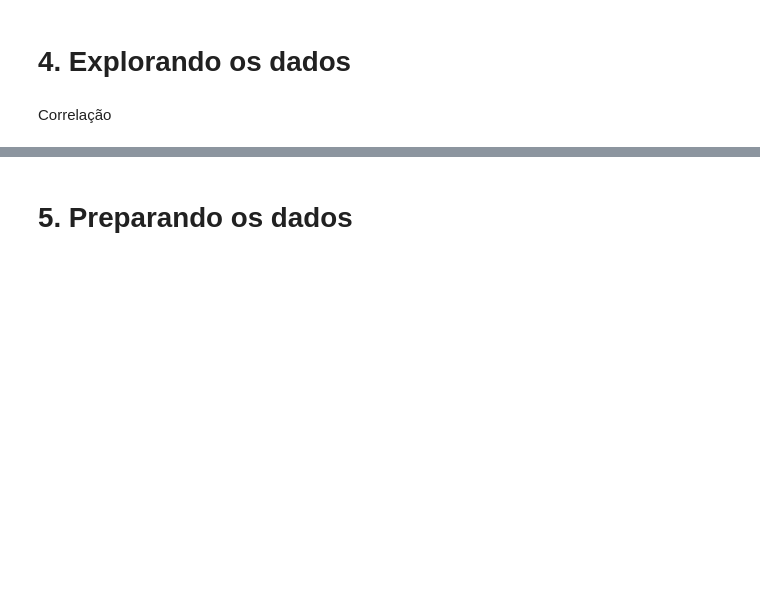
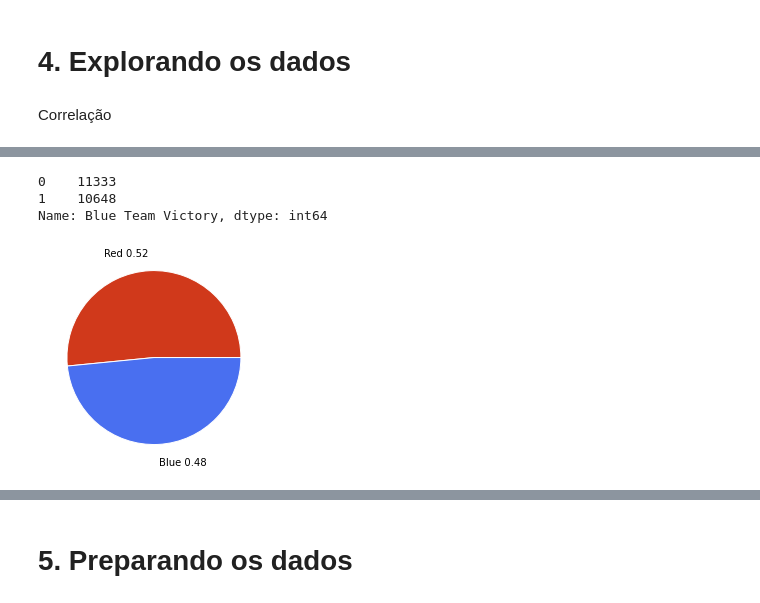
Before and after one commit to LucasPieroo/Pos-IFSP, a Jupyter notebook: proj_inter_2s_2022/codes/Interdisciplinar.ipynb, the cells around one changed output, grey strips where cells are left out. Cells and saved outputs as stored; diff of their text form; code cells hidden in the pictures; blank space fills up the shorter version.

```diff
--- a/proj_inter_2s_2022/codes/Interdisciplinar.ipynb
+++ b/proj_inter_2s_2022/codes/Interdisciplinar.ipynb
@@ -208 +227,19 @@ import numpy as np
+# %%
+base_train["Blue Team Victory"].value_counts()
+# %% [output]
+0    11333
+1    10648
+Name: Blue Team Victory, dtype: int64
+# %%
+
+# create random data
+names=f'Red {round(11333/(11333+10648),2)}', f'Blue {round(10648/(11333+10648),2)}'
+values=[11333,10648]
+colors = ['#D0391B', '#496FF0']
+
+# Label distance: gives the space between labels and the center of the pie
+plt.pie(values, labels=names, labeldistance=1.2, wedgeprops = { 'linewidth' : 1, 'edgecolor' : 'white' },colors=colors);
+plt.show();
+# %% [output]
+[figure, added]
 # %%
```
Also changed, not shown: parts of 124 cells of this notebook.
